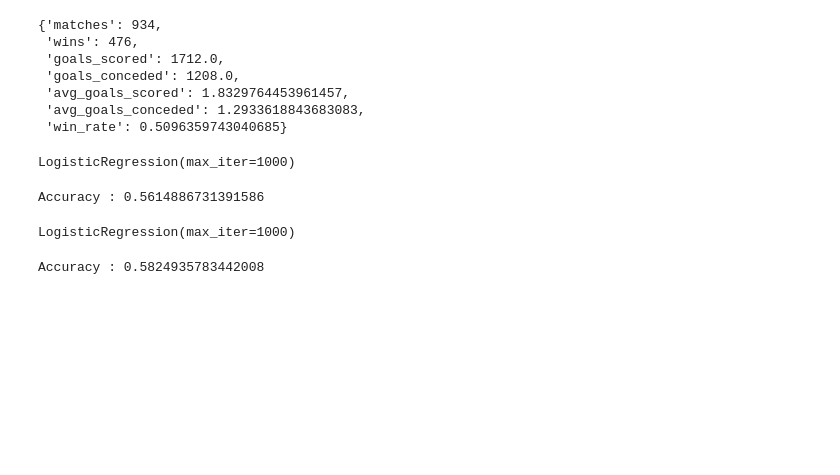
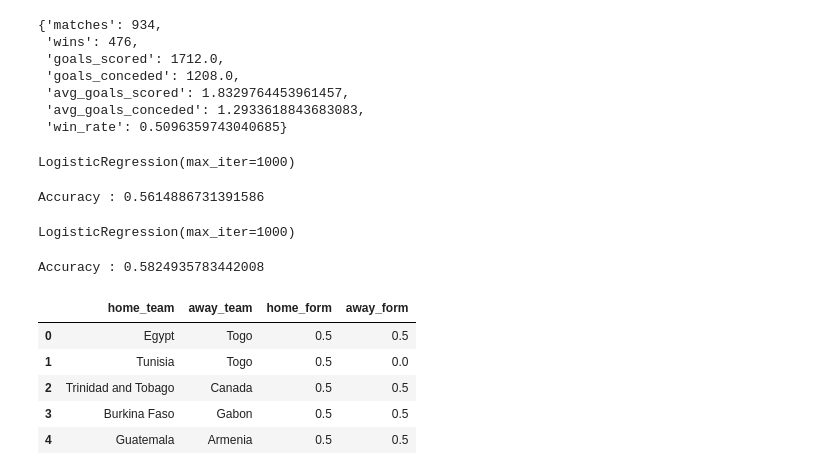
Before and after one commit to moonspark78/Prediction_World_Cup_2026_Winner-regression-logistique, a Jupyter notebook: notebooks/01_data_exploration.ipynb, the cells around one changed output. Cells and saved outputs as stored; diff of their text form; code cells hidden in the pictures; blank space fills up the shorter version.

```diff
--- a/notebooks/01_data_exploration.ipynb
+++ b/notebooks/01_data_exploration.ipynb
@@ -521,0 +524,46 @@ Accuracy : 0.5824935783442008
+# %%
+from collections import defaultdict, deque
+
+team_history = defaultdict(lambda: deque(maxlen=5))
+# %%
+home_form = []
+away_form = []
+# %%
+for _, row in df.iterrows():
+
+    home = row["home_team"]
+    away = row["away_team"]
+
+    # calcul de la forme AVANT le match
+    home_form.append(
+        sum(team_history[home]) / len(team_history[home]) if len(team_history[home]) > 0 else 0.5
+    )
+
+    away_form.append(
+        sum(team_history[away]) / len(team_history[away]) if len(team_history[away]) > 0 else 0.5
+    )
+
+    # update historique après match
+    if row["result"] == 0:
+        team_history[home].append(1)
+        team_history[away].append(0)
+
+    elif row["result"] == 2:
+        team_history[home].append(0)
+        team_history[away].append(1)
+
+    else:
+        team_history[home].append(0)
+        team_history[away].append(0)
+# %%
+df["home_form"] = home_form
+df["away_form"] = away_form
+# %%
+df[["home_team", "away_team", "home_form", "away_form"]].head()
+# %% [output]
+|  | home_team | away_team | home_form | away_form |
+| 0 | Egypt | Togo | 0.5 | 0.5 |
+| 1 | Tunisia | Togo | 0.5 | 0.0 |
+| 2 | Trinidad and Tobago | Canada | 0.5 | 0.5 |
+| 3 | Burkina Faso | Gabon | 0.5 | 0.5 |
+| 4 | Guatemala | Armenia | 0.5 | 0.5 |
```
Also changed, not shown: parts of 1 cell of this notebook.
